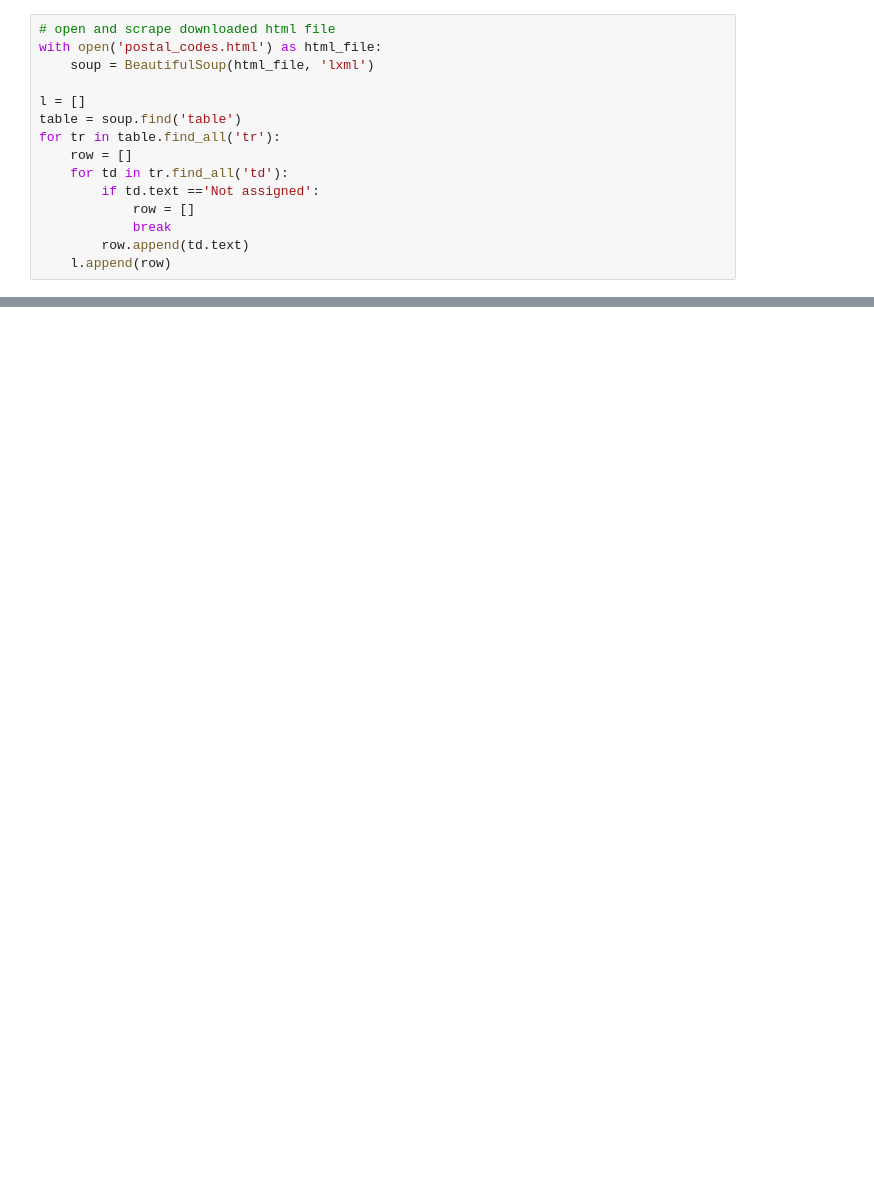
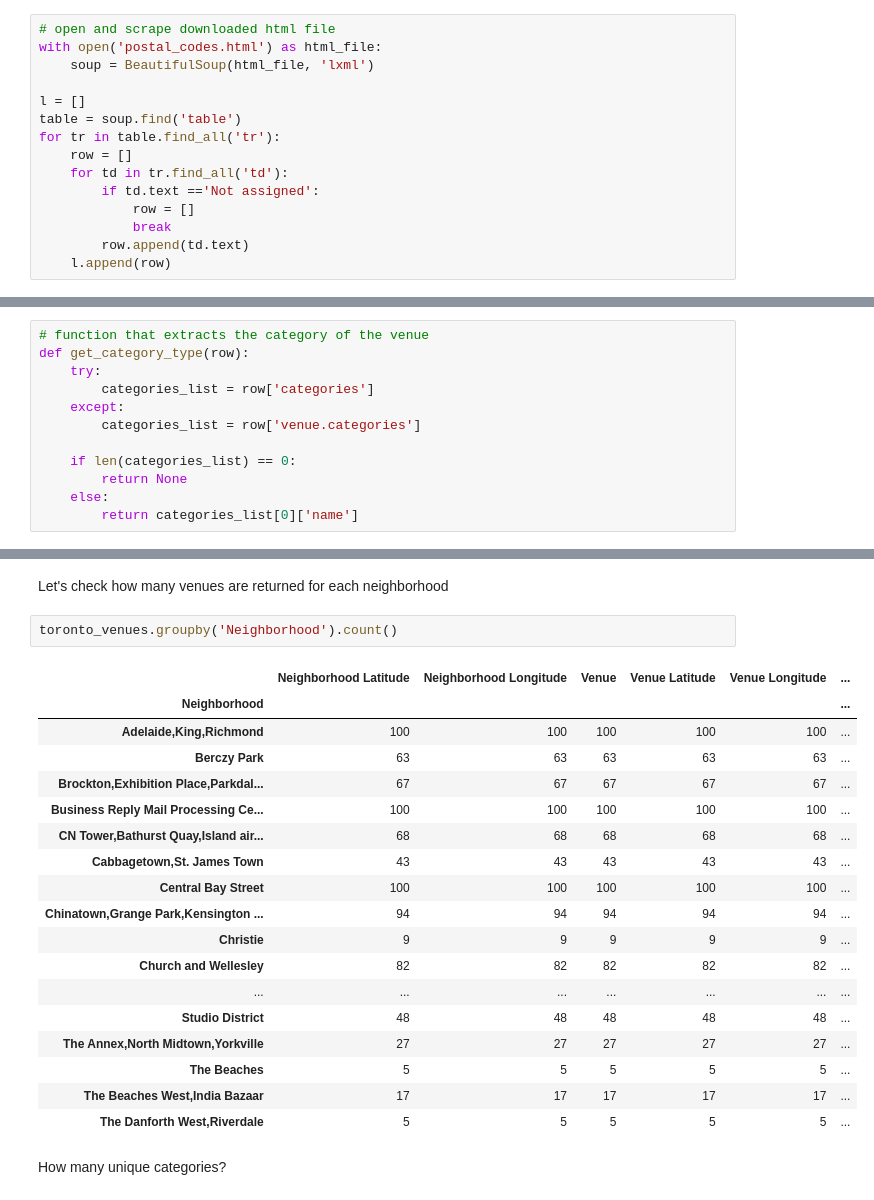
Before and after one commit to mvi-x/IBM_Data_Science_Capstone, a Jupyter notebook: Segmenting_and_Clustering_Neighborhood_in_Toronto.ipynb, the cells around one changed output, grey strips where cells are left out. Saved outputs shown, nothing was run; the diff lists cells and outputs as text; blank space fills up the shorter version.

```diff
--- a/Segmenting_and_Clustering_Neighborhood_in_Toronto.ipynb
+++ b/Segmenting_and_Clustering_Neighborhood_in_Toronto.ipynb
@@ -96,0 +338,12 @@ We will work only with boroughs that contain the word Toronto and replicate the
+# %%
+# function that extracts the category of the venue
+def get_category_type(row):
+    try:
+        categories_list = row['categories']
+    except:
+        categories_list = row['venue.categories']
+
+    if len(categories_list) == 0:
+        return None
+    else:
+        return categories_list[0]['name']
@@ -96,0 +457,25 @@ We will work only with boroughs that contain the word Toronto and replicate the
+# %% [markdown]
+Let's check how many venues are returned for each neighborhood
+# %%
+toronto_venues.groupby('Neighborhood').count()
+# %% [output]
+|  | Neighborhood Latitude | Neighborhood Longitude | Venue | Venue Latitude | Venue Longitude | ... |
+| Neighborhood |  |  |  |  |  | ... |
+| Adelaide,King,Richmond | 100 | 100 | 100 | 100 | 100 | ... |
+| Berczy Park | 63 | 63 | 63 | 63 | 63 | ... |
+| Brockton,Exhibition Place,Parkdal... | 67 | 67 | 67 | 67 | 67 | ... |
+| Business Reply Mail Processing Ce... | 100 | 100 | 100 | 100 | 100 | ... |
+| CN Tower,Bathurst Quay,Island air... | 68 | 68 | 68 | 68 | 68 | ... |
+| Cabbagetown,St. James Town | 43 | 43 | 43 | 43 | 43 | ... |
+| Central Bay Street | 100 | 100 | 100 | 100 | 100 | ... |
+| Chinatown,Grange Park,Kensington ... | 94 | 94 | 94 | 94 | 94 | ... |
+| Christie | 9 | 9 | 9 | 9 | 9 | ... |
+| Church and Wellesley | 82 | 82 | 82 | 82 | 82 | ... |
+| ... | ... | ... | ... | ... | ... | ... |
+| Studio District | 48 | 48 | 48 | 48 | 48 | ... |
+| The Annex,North Midtown,Yorkville | 27 | 27 | 27 | 27 | 27 | ... |
+| The Beaches | 5 | 5 | 5 | 5 | 5 | ... |
+| The Beaches West,India Bazaar | 17 | 17 | 17 | 17 | 17 | ... |
+| The Danforth West,Riverdale | 5 | 5 | 5 | 5 | 5 | ... |
+# %% [markdown]
+How many unique categories?
```
Also changed, not shown: parts of 73 cells of this notebook.
